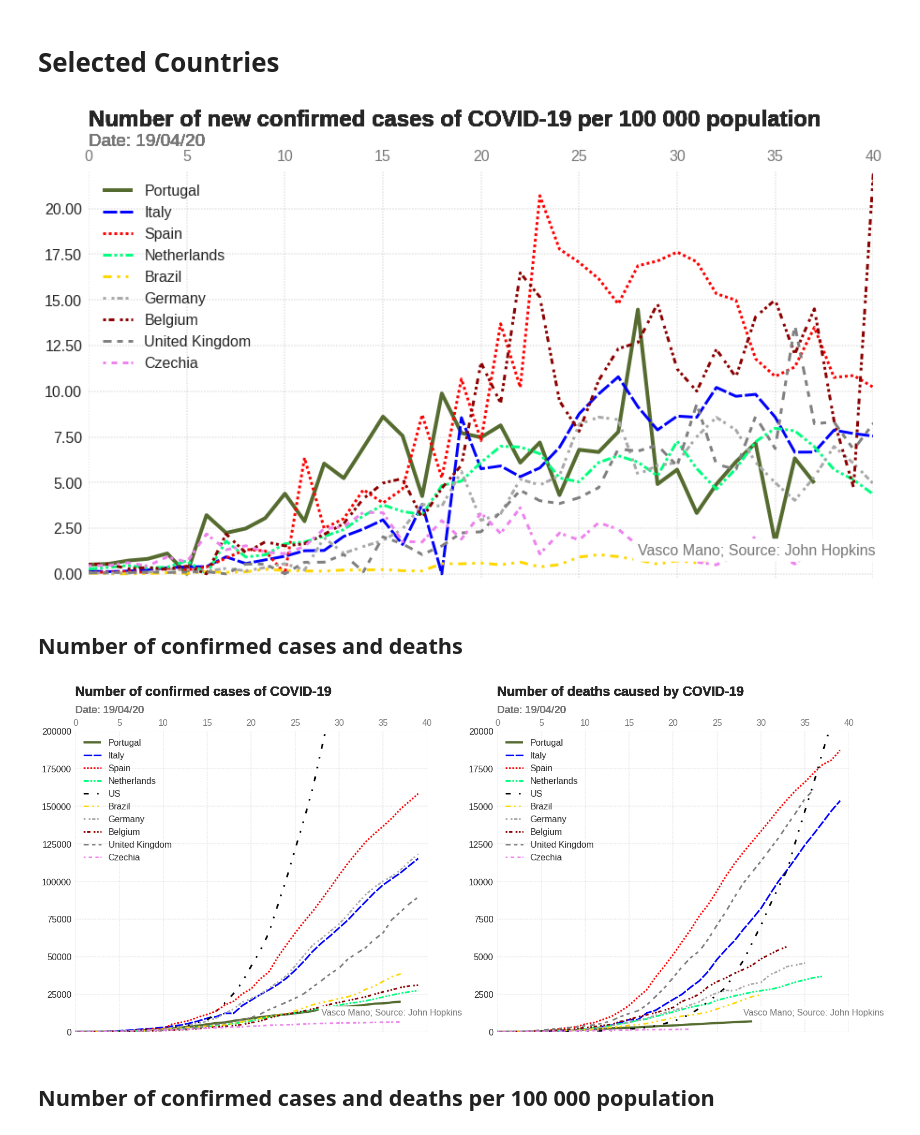
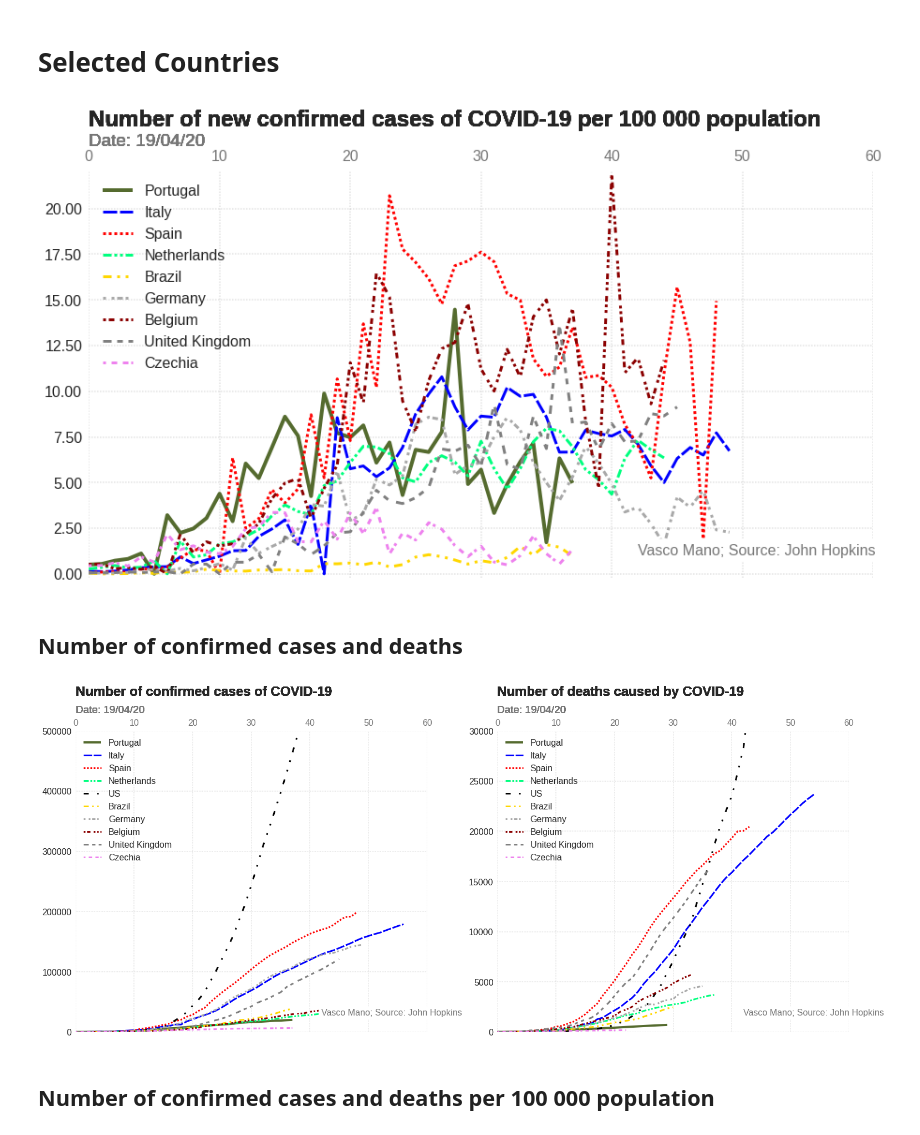
Before and after one commit to VascoMano/Covid19, a Jupyter notebook: _notebooks/2020-04-19-Covid19.ipynb, the cells around one changed output. Drawn from its saved outputs; the diff is of its cells as text; code cells hidden in the pictures.

```diff
--- a/_notebooks/2020-04-19-Covid19.ipynb
+++ b/_notebooks/2020-04-19-Covid19.ipynb
@@ -355,13 +355,13 @@ def plot_4slopes(ax, case=1, GRAPH_TYPE=1):
 
     #if GRAPH_TYPE==1 or GRAPH_TYPE==3:
     if GRAPH_TYPE==3:
-      ax.text(0.165, 0.92, text + " double\nevery day", transform=ax.transAxes, size=24-5, color='#777777')
+      ax.text(0.20, 0.95, text + " double\nevery day", transform=ax.transAxes, size=24-5, color='#777777')
       plot_slope(ax, GRAPH_TYPE, SLOPE=2, N0=N0)       # duplica diariamente
-      ax.text(0.40, 0.90, "every 2 days", transform=ax.transAxes, size=24-5, color='#777777')
+      ax.text(0.25, 0.90, "every 2 days", transform=ax.transAxes, size=24-5, color='#777777')
       plot_slope(ax, GRAPH_TYPE, SLOPE=(1.5), N0=N0)   # duplica 2 dias
-      ax.text(0.60, 0.88, "every 3 days", transform=ax.transAxes, size=24-5, color='#777777')
+      ax.text(0.35, 0.85, "every 3 days", transform=ax.transAxes, size=24-5, color='#777777')
       plot_slope(ax, GRAPH_TYPE, SLOPE=(1.334), N0=N0) # duplica 3 dias
-      ax.text(0.85, 0.73, "every 5 days", transform=ax.transAxes, size=24-5, color='#777777')
+      ax.text(0.53, 0.71, "every 5 days", transform=ax.transAxes, size=24-5, color='#777777')
       plot_slope(ax, GRAPH_TYPE, SLOPE= 1.2, N0=N0)    # duplica 5 dias
 
   return
@@ -473,39 +473,39 @@ def frames(NDAYS, ax, CASE=1, graph_type=1):
   from matplotlib.ticker import FormatStrFormatter
   if (graph_type == 4):
     ax.yaxis.set_major_formatter(FormatStrFormatter('%.02f'))
   else:
     ax.yaxis.set_major_formatter(FormatStrFormatter('%.0f'))
 
   ax.legend(loc=2, prop={'size': size_title-8}, frameon=False)
 
-  ax.set_xlim(0,   40)
+  ax.set_xlim(0,   60)
   miny = 0
   if (graph_type == 3):
     miny = 10
     if CASE == 1: miny = 100
   if (graph_type == 4):
     miny = 0.01
 
   if CASE == 1:
     if graph_type == 2 or graph_type == 4:
-      ax.set_ylim(miny, 400)
+      ax.set_ylim(miny, 500)
     else:
-      ax.set_ylim(miny, 200000)
+      ax.set_ylim(miny, 500000)
   elif CASE == 2:
     if graph_type == 2 or graph_type == 4:
-      ax.set_ylim(miny, 40)
+      ax.set_ylim(miny, 60)
     else:
-      ax.set_ylim(miny,20000)
+      ax.set_ylim(miny,30000)
   elif CASE == 4:
     if graph_type == 2: ax.yaxis.set_major_formatter(FormatStrFormatter('%.02f'))
   #plt.show()
 
 # --------
 
 fig, ax = plt.subplots( 1, 1, figsize=(15, 8))
 frames(50, ax, CASE=4, graph_type=2)
 # %% [output]
-[figure, old version]
+[figure, new version]
 # %% [markdown]
 ## Number of confirmed cases and deaths
 # %%
@@ -513,14 +513,14 @@ frames(50, ax, CASE=4, graph_type=2)
 fig, (ax1, ax2) = plt.subplots(1, 2, figsize=(25, 10))
 
 #plt.subplot(1, 2, 1)
-frames(40, ax1, CASE=1, graph_type=1)
+frames(60, ax1, CASE=1, graph_type=1)
 
 #plt.subplot(1, 2, 2)
-frames(40, ax2, CASE=2, graph_type=1)
+frames(60, ax2, CASE=2, graph_type=1)
 
 #plt.tight_layout()
 # %% [output]
-[figure, old version]
+[figure, new version]
 # %% [markdown]
 ## Number of confirmed cases and deaths per 100 000 population
 # %%
```
Also changed, not shown: parts of 4 cells of this notebook.
